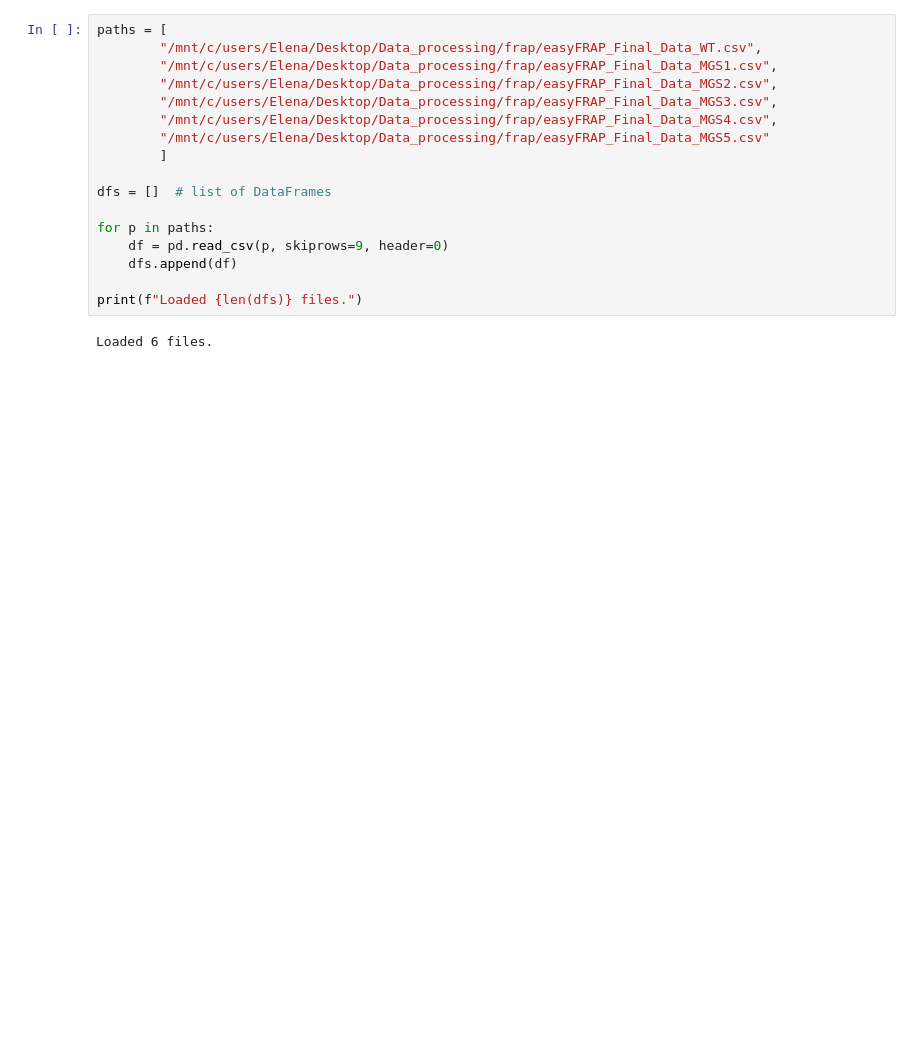
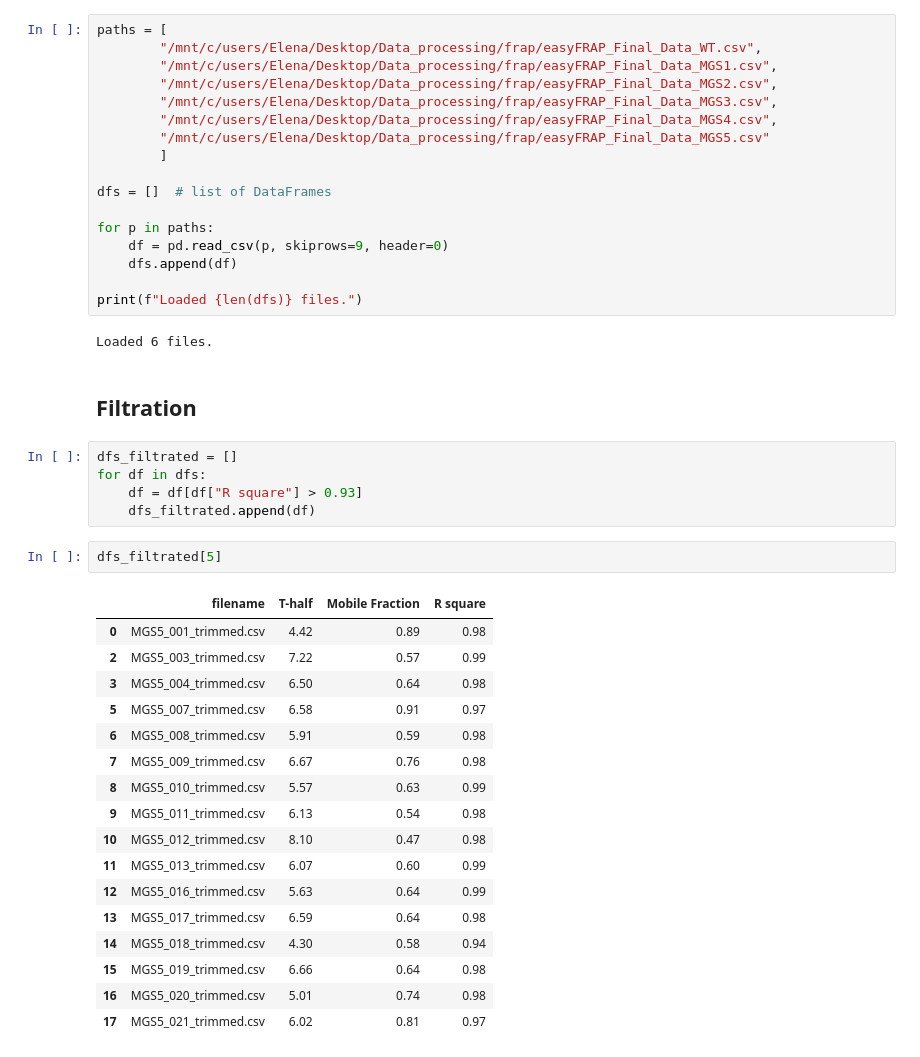
Before and after one commit to Lopatushka/LLPS, a Jupyter notebook: FRAP_graphs.ipynb, the cells around one changed output. Drawn from its saved outputs; the diff is of its cells as text; blank space fills up the shorter version.

```diff
--- a/FRAP_graphs.ipynb
+++ b/FRAP_graphs.ipynb
@@ -145,3 +149,30 @@ for p in paths:
 print(f"Loaded {len(dfs)} files.")
 # %% [output]
 Loaded 6 files.
+# %% [markdown]
+## Filtration
+# %%
+dfs_filtrated = []
+for df in dfs:
+    df = df[df["R square"] > 0.93]
+    dfs_filtrated.append(df)
+# %%
+dfs_filtrated[5]
+# %% [output]
+|  | filename | T-half | Mobile Fraction | R square |
+| 0 | MGS5_001_trimmed.csv | 4.42 | 0.89 | 0.98 |
+| 2 | MGS5_003_trimmed.csv | 7.22 | 0.57 | 0.99 |
+| 3 | MGS5_004_trimmed.csv | 6.50 | 0.64 | 0.98 |
+| 5 | MGS5_007_trimmed.csv | 6.58 | 0.91 | 0.97 |
+| 6 | MGS5_008_trimmed.csv | 5.91 | 0.59 | 0.98 |
+| 7 | MGS5_009_trimmed.csv | 6.67 | 0.76 | 0.98 |
+| 8 | MGS5_010_trimmed.csv | 5.57 | 0.63 | 0.99 |
+| 9 | MGS5_011_trimmed.csv | 6.13 | 0.54 | 0.98 |
+| 10 | MGS5_012_trimmed.csv | 8.10 | 0.47 | 0.98 |
+| 11 | MGS5_013_trimmed.csv | 6.07 | 0.60 | 0.99 |
+| 12 | MGS5_016_trimmed.csv | 5.63 | 0.64 | 0.99 |
+| 13 | MGS5_017_trimmed.csv | 6.59 | 0.64 | 0.98 |
+| 14 | MGS5_018_trimmed.csv | 4.30 | 0.58 | 0.94 |
+| 15 | MGS5_019_trimmed.csv | 6.66 | 0.64 | 0.98 |
+| 16 | MGS5_020_trimmed.csv | 5.01 | 0.74 | 0.98 |
+| 17 | MGS5_021_trimmed.csv | 6.02 | 0.81 | 0.97 |
```
Also changed, not shown: parts of 8 cells of this notebook.
